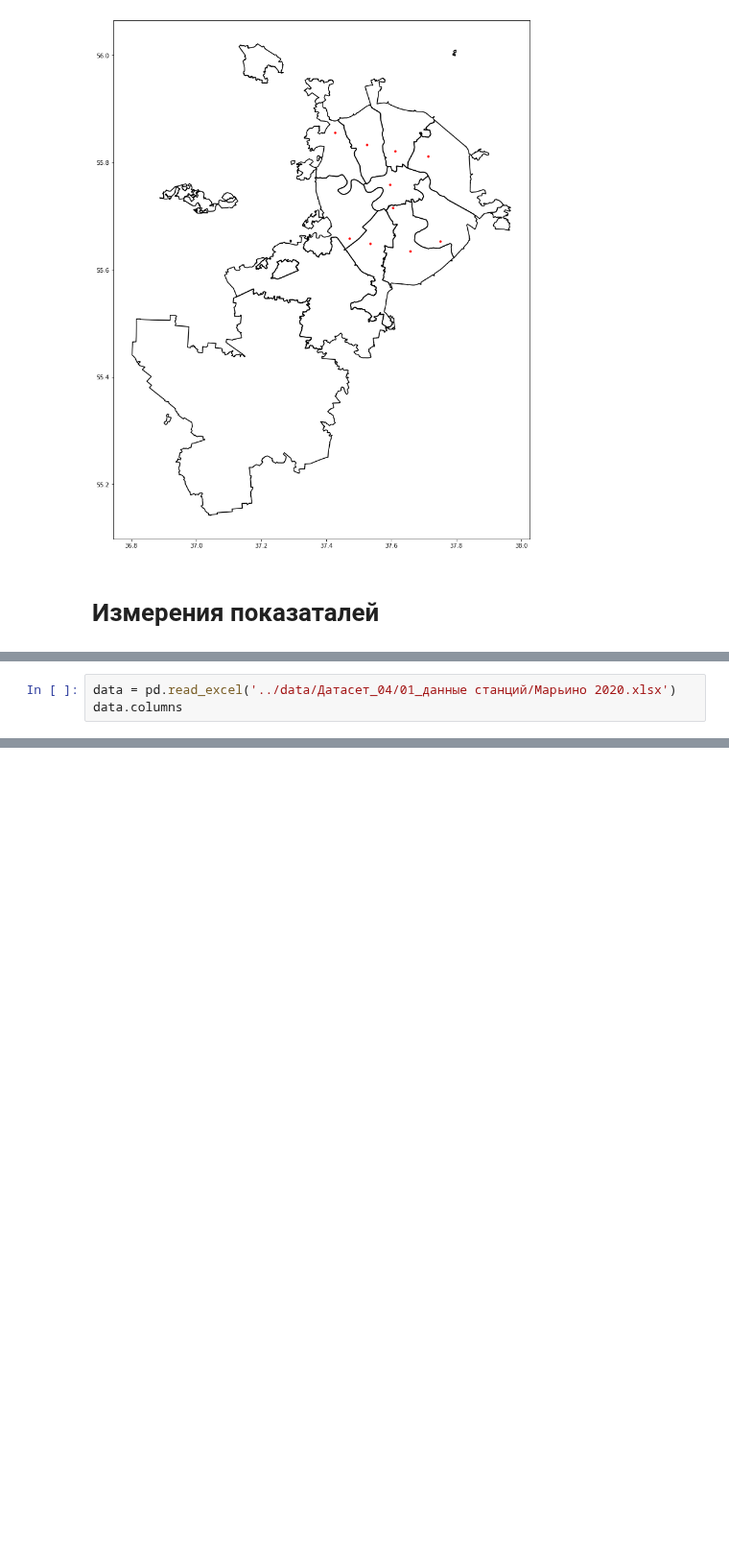
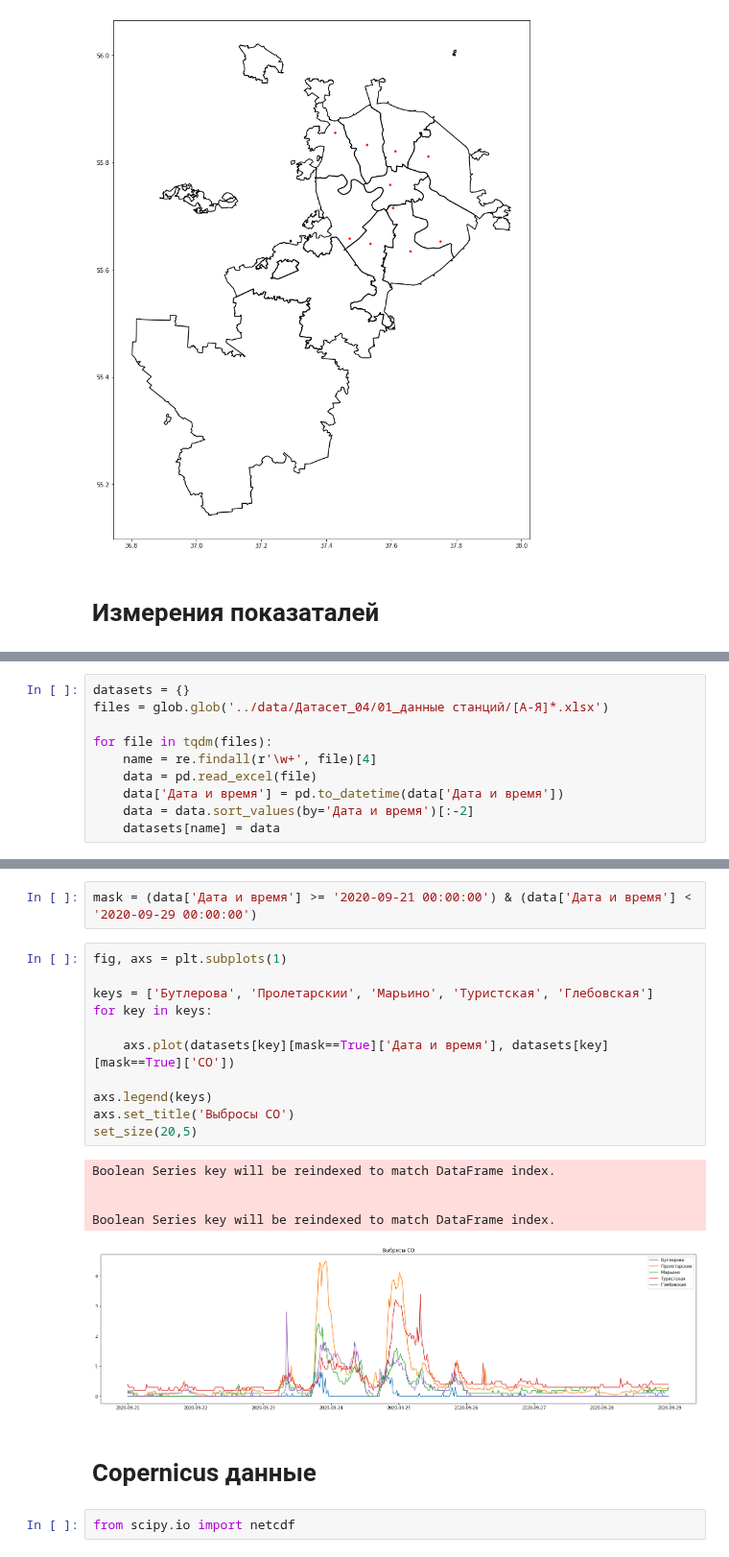
Before and after one commit to vprud/air_tracer, a Jupyter notebook: notes/01_read_data.ipynb, the cells around one changed output, grey strips where cells are left out. Shown at 96% size. Drawn from its saved outputs; the diff is of its cells as text; blank space fills up the shorter version.

```diff
--- a/notes/01_read_data.ipynb
+++ b/notes/01_read_data.ipynb
@@ -106,3 +92,0 @@ plt.show()
-# %%
-data = pd.read_excel('../data/Датасет_04/01_данные станций/Марьино 2020.xlsx')
-data.columns
@@ -147,0 +93,10 @@ Name: CO, Length: 26352, dtype: float64
+# %%
+datasets = {}
+files = glob.glob('../data/Датасет_04/01_данные станций/[А-Я]*.xlsx')
+
+for file in tqdm(files):
+    name = re.findall(r'\w+', file)[4]
+    data = pd.read_excel(file)
+    data['Дата и время'] = pd.to_datetime(data['Дата и время'])
+    data = data.sort_values(by='Дата и время')[:-2]
+    datasets[name] = data
@@ -176,2 +136,25 @@ fig.savefig('../report/Марьино.pdf', bbox_inches='tight')
 # %% [output]
 [figure]
+# %%
+mask = (data['Дата и время'] >= '2020-09-21 00:00:00') & (data['Дата и время'] < '2020-09-29 00:00:00')
+# %%
+fig, axs = plt.subplots(1)
+
+keys = ['Бутлерова', 'Пролетарскии', 'Марьино', 'Туристская', 'Глебовская']
+for key in keys:
+
+    axs.plot(datasets[key][mask==True]['Дата и время'], datasets[key][mask==True]['CO'])
+
+axs.legend(keys)
+axs.set_title('Выбросы CO')
+set_size(20,5)
+# %% [output]
+Boolean Series key will be reindexed to match DataFrame index.
+
+
+Boolean Series key will be reindexed to match DataFrame index.
+[figure, added]
+# %% [markdown]
+# Copernicus данные
+# %%
+from scipy.io import netcdf
```
Also changed, not shown: parts of 10 cells of this notebook, 4 other files.
